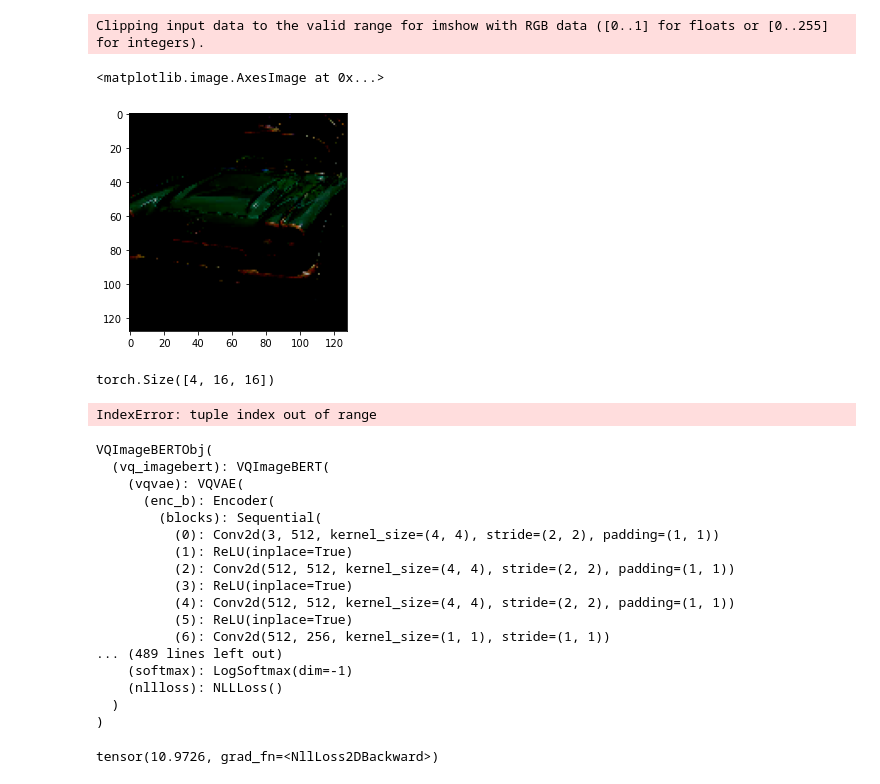
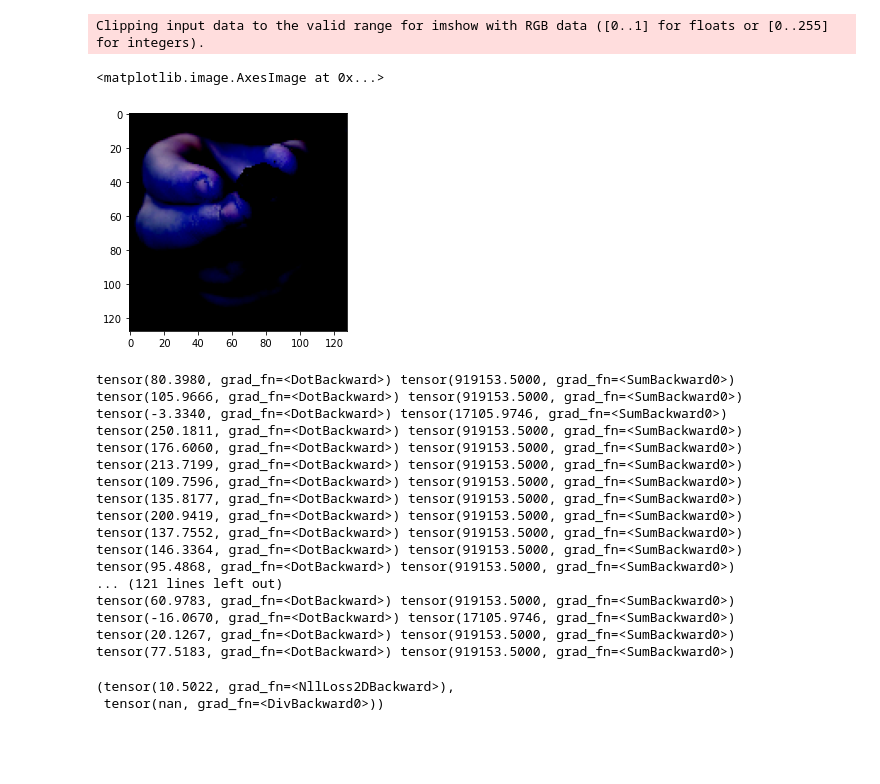
Before and after one commit to dgjun32/VQimageBERT-CL, a Jupyter notebook: code/test.ipynb, the cells around one changed output. Drawn from its saved outputs; the diff is of its cells as text; code cells hidden in the pictures; blank space fills up the shorter version.

```diff
--- a/code/test.ipynb
+++ b/code/test.ipynb
@@ -12,10 +12,10 @@ loader = torch.utils.data.DataLoader(dataset, batch_size=4)
 # %%
 batch = next(iter(loader))
 # %%
-plt.imshow(batch[0].permute(1,2,0))
+plt.imshow(batch[2].permute(1,2,0))
 # %% [output]
 Clipping input data to the valid range for imshow with RGB data ([0..1] for floats or [0..255] for integers).
 <matplotlib.image.AxesImage at 0x...>
-[figure, old version]
+[figure, new version]
 # %%
 model_loss = VQImageBERTObj(cfg)
@@ -24,29 +22,22 @@ model = VQImageBERT(**cfg.model)
-# %%
-h, target = model(batch)
-# %% [output]
-torch.Size([4, 16, 16])
-IndexError: tuple index out of range
 # %%
-model_loss
+model_loss(batch)
 # %% [output]
-VQImageBERTObj(
-  (vq_imagebert): VQImageBERT(
-    (vqvae): VQVAE(
-      (enc_b): Encoder(
-        (blocks): Sequential(
-          (0): Conv2d(3, 512, kernel_size=(4, 4), stride=(2, 2), padding=(1, 1))
-          (1): ReLU(inplace=True)
-          (2): Conv2d(512, 512, kernel_size=(4, 4), stride=(2, 2), padding=(1, 1))
-          (3): ReLU(inplace=True)
-          (4): Conv2d(512, 512, kernel_size=(4, 4), stride=(2, 2), padding=(1, 1))
-          (5): ReLU(inplace=True)
-          (6): Conv2d(512, 256, kernel_size=(1, 1), stride=(1, 1))
-... (489 lines left out)
-    (softmax): LogSoftmax(dim=-1)
-    (nllloss): NLLLoss()
-  )
-)
+tensor(80.3980, grad_fn=<DotBackward>) tensor(919153.5000, grad_fn=<SumBackward0>)
+tensor(105.9666, grad_fn=<DotBackward>) tensor(919153.5000, grad_fn=<SumBackward0>)
+tensor(-3.3340, grad_fn=<DotBackward>) tensor(17105.9746, grad_fn=<SumBackward0>)
+tensor(250.1811, grad_fn=<DotBackward>) tensor(919153.5000, grad_fn=<SumBackward0>)
+tensor(176.6060, grad_fn=<DotBackward>) tensor(919153.5000, grad_fn=<SumBackward0>)
+tensor(213.7199, grad_fn=<DotBackward>) tensor(919153.5000, grad_fn=<SumBackward0>)
+tensor(109.7596, grad_fn=<DotBackward>) tensor(919153.5000, grad_fn=<SumBackward0>)
+tensor(135.8177, grad_fn=<DotBackward>) tensor(919153.5000, grad_fn=<SumBackward0>)
+tensor(200.9419, grad_fn=<DotBackward>) tensor(919153.5000, grad_fn=<SumBackward0>)
+tensor(137.7552, grad_fn=<DotBackward>) tensor(919153.5000, grad_fn=<SumBackward0>)
+tensor(146.3364, grad_fn=<DotBackward>) tensor(919153.5000, grad_fn=<SumBackward0>)
+tensor(95.4868, grad_fn=<DotBackward>) tensor(919153.5000, grad_fn=<SumBackward0>)
+... (121 lines left out)
+tensor(60.9783, grad_fn=<DotBackward>) tensor(919153.5000, grad_fn=<SumBackward0>)
+tensor(-16.0670, grad_fn=<DotBackward>) tensor(17105.9746, grad_fn=<SumBackward0>)
+tensor(20.1267, grad_fn=<DotBackward>) tensor(919153.5000, grad_fn=<SumBackward0>)
+tensor(77.5183, grad_fn=<DotBackward>) tensor(919153.5000, grad_fn=<SumBackward0>)
+(tensor(10.5022, grad_fn=<NllLoss2DBackward>),
+ tensor(nan, grad_fn=<DivBackward0>))
-# %%
-model_loss(image)
-# %% [output]
-tensor(10.9726, grad_fn=<NllLoss2DBackward>)
```
Also changed, not shown: parts of 7 cells of this notebook, 4 other files.
